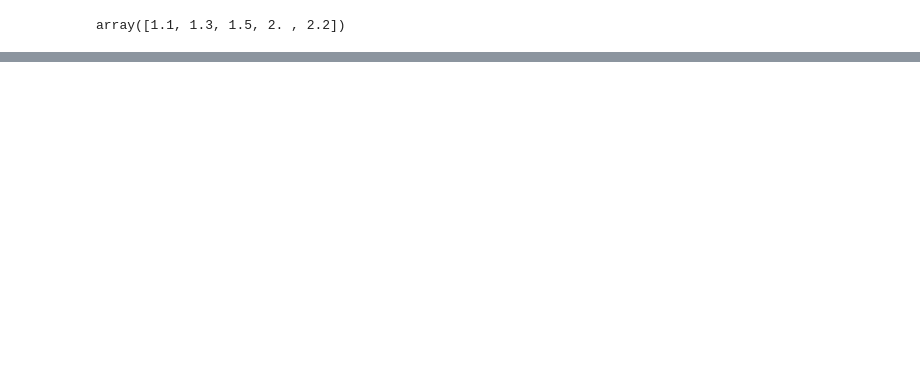
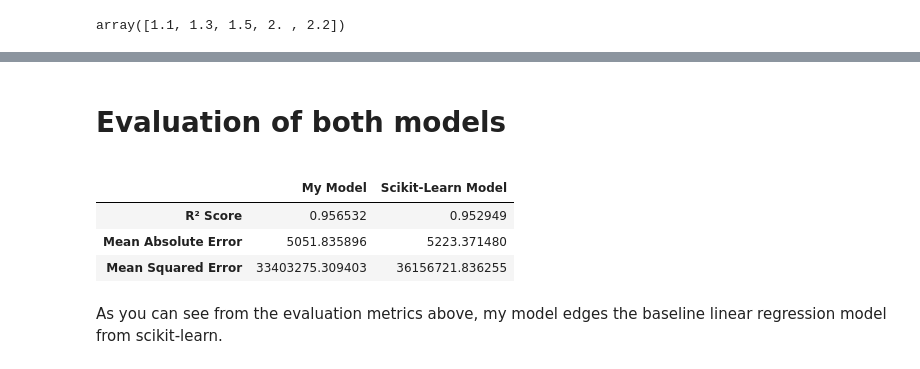
Before and after one commit to HaileleulGirma/linear-regression-from-scratch, a Jupyter notebook: salary predictor.ipynb, the cells around one changed output, grey strips where cells are left out. Drawn from its saved outputs; the diff is of its cells as text; code cells hidden in the pictures; blank space fills up the shorter version.

```diff
--- a/salary predictor.ipynb
+++ b/salary predictor.ipynb
@@ -93,0 +145,5 @@ def gradient_descent(x, y, w, b, learning_rate, compute_gradient, n_iter, plot_c
+# %%
+def linear_regressor(w,b,x):
+    x = np.array(x)
+    pred_value = w*x +b
+    return pred_value.flatten()
@@ -93,0 +161,33 @@ def gradient_descent(x, y, w, b, learning_rate, compute_gradient, n_iter, plot_c
+# %% [markdown]
+<a name='#eval'>
+
+# Evaluation of both models
+# %%
+sci_pred = model.predict(X_test)
+my_pred = linear_regressor(w,b,X_test)
+
+my_accuracy_score = r2_score(y_test, my_pred)
+scikit_accuracy_score = r2_score(y_test, sci_pred)
+
+my_mae = mean_absolute_error(y_test, my_pred)
+scikit_mae = mean_absolute_error(y_test, sci_pred)
+
+my_mse = mean_squared_error(y_test, my_pred)
+scikit_mse = mean_squared_error(y_test, sci_pred)
+
+my_scores = pd.Series([my_accuracy_score, my_mae, my_mse])
+scikit_scores = pd.Series([scikit_accuracy_score, scikit_mae, scikit_mse])
+
+comparison_table = pd.DataFrame({
+    "My Model": [my_accuracy_score, my_mae, my_mse],
+    "Scikit-Learn Model": [scikit_accuracy_score, scikit_mae, scikit_mse]
+}, index=["R² Score", "Mean Absolute Error", "Mean Squared Error"])
+
+comparison_table.style.format("{:.6f}")
+# %% [output]
+|  | My Model | Scikit-Learn Model |
+| R² Score | 0.956532 | 0.952949 |
+| Mean Absolute Error | 5051.835896 | 5223.371480 |
+| Mean Squared Error | 33403275.309403 | 36156721.836255 |
+# %% [markdown]
+As you can see from the evaluation metrics above, my model edges the baseline linear regression model from scikit-learn.
```
Also changed, not shown: parts of 13 cells of this notebook.
